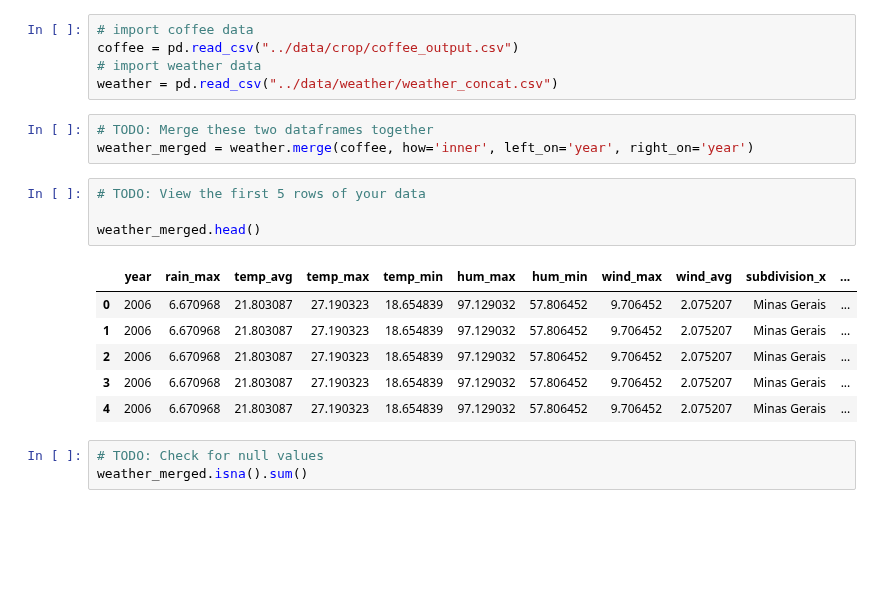
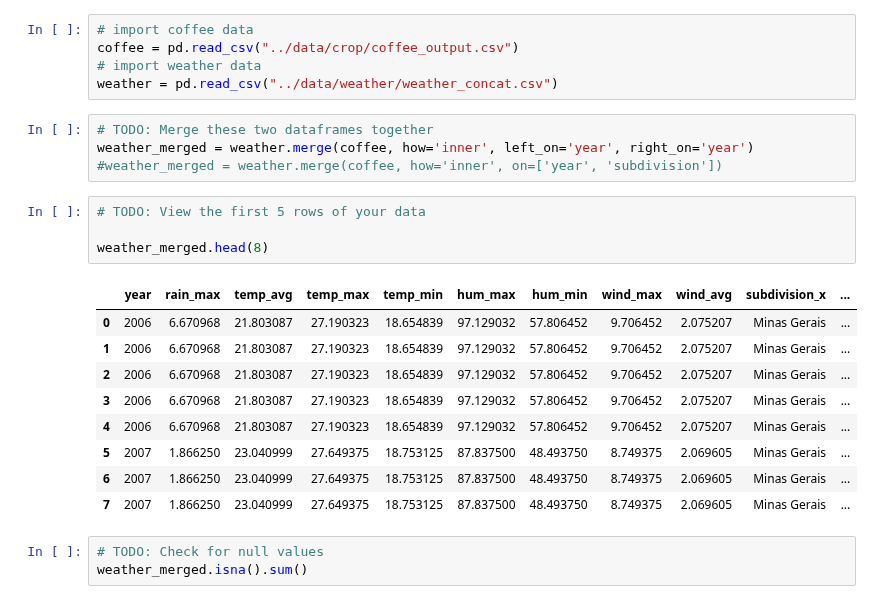
Before and after one commit to DataEden/The-Knowledge-House-2025, a Jupyter notebook: T-Labs/Coffee_Weather_Data_Analysis/notebooks/analysis.ipynb, the cells around one changed output. Drawn from its saved outputs; the diff is of its cells as text; blank space fills up the shorter version.

```diff
--- a/T-Labs/Coffee_Weather_Data_Analysis/notebooks/analysis.ipynb
+++ b/T-Labs/Coffee_Weather_Data_Analysis/notebooks/analysis.ipynb
@@ -46,17 +46,21 @@ weather = pd.read_csv("../data/weather/weather_concat.csv")
 # %%
 # TODO: Merge these two dataframes together
 weather_merged = weather.merge(coffee, how='inner', left_on='year', right_on='year')
+#weather_merged = weather.merge(coffee, how='inner', on=['year', 'subdivision'])
 # %%
 # TODO: View the first 5 rows of your data
 
-weather_merged.head()
+weather_merged.head(8)
 # %% [output]
 |  | year | rain_max | temp_avg | temp_max | temp_min | hum_max | hum_min | wind_max | wind_avg | subdivision_x | ... |
 | 0 | 2006 | 6.670968 | 21.803087 | 27.190323 | 18.654839 | 97.129032 | 57.806452 | 9.706452 | 2.075207 | Minas Gerais | ... |
 | 1 | 2006 | 6.670968 | 21.803087 | 27.190323 | 18.654839 | 97.129032 | 57.806452 | 9.706452 | 2.075207 | Minas Gerais | ... |
 | 2 | 2006 | 6.670968 | 21.803087 | 27.190323 | 18.654839 | 97.129032 | 57.806452 | 9.706452 | 2.075207 | Minas Gerais | ... |
 | 3 | 2006 | 6.670968 | 21.803087 | 27.190323 | 18.654839 | 97.129032 | 57.806452 | 9.706452 | 2.075207 | Minas Gerais | ... |
 | 4 | 2006 | 6.670968 | 21.803087 | 27.190323 | 18.654839 | 97.129032 | 57.806452 | 9.706452 | 2.075207 | Minas Gerais | ... |
+| 5 | 2007 | 1.866250 | 23.040999 | 27.649375 | 18.753125 | 87.837500 | 48.493750 | 8.749375 | 2.069605 | Minas Gerais | ... |
+| 6 | 2007 | 1.866250 | 23.040999 | 27.649375 | 18.753125 | 87.837500 | 48.493750 | 8.749375 | 2.069605 | Minas Gerais | ... |
+| 7 | 2007 | 1.866250 | 23.040999 | 27.649375 | 18.753125 | 87.837500 | 48.493750 | 8.749375 | 2.069605 | Minas Gerais | ... |
 # %%
 # TODO: Check for null values
 weather_merged.isna().sum()
```
Also changed, not shown: parts of 2 cells of this notebook, 2 other files.
